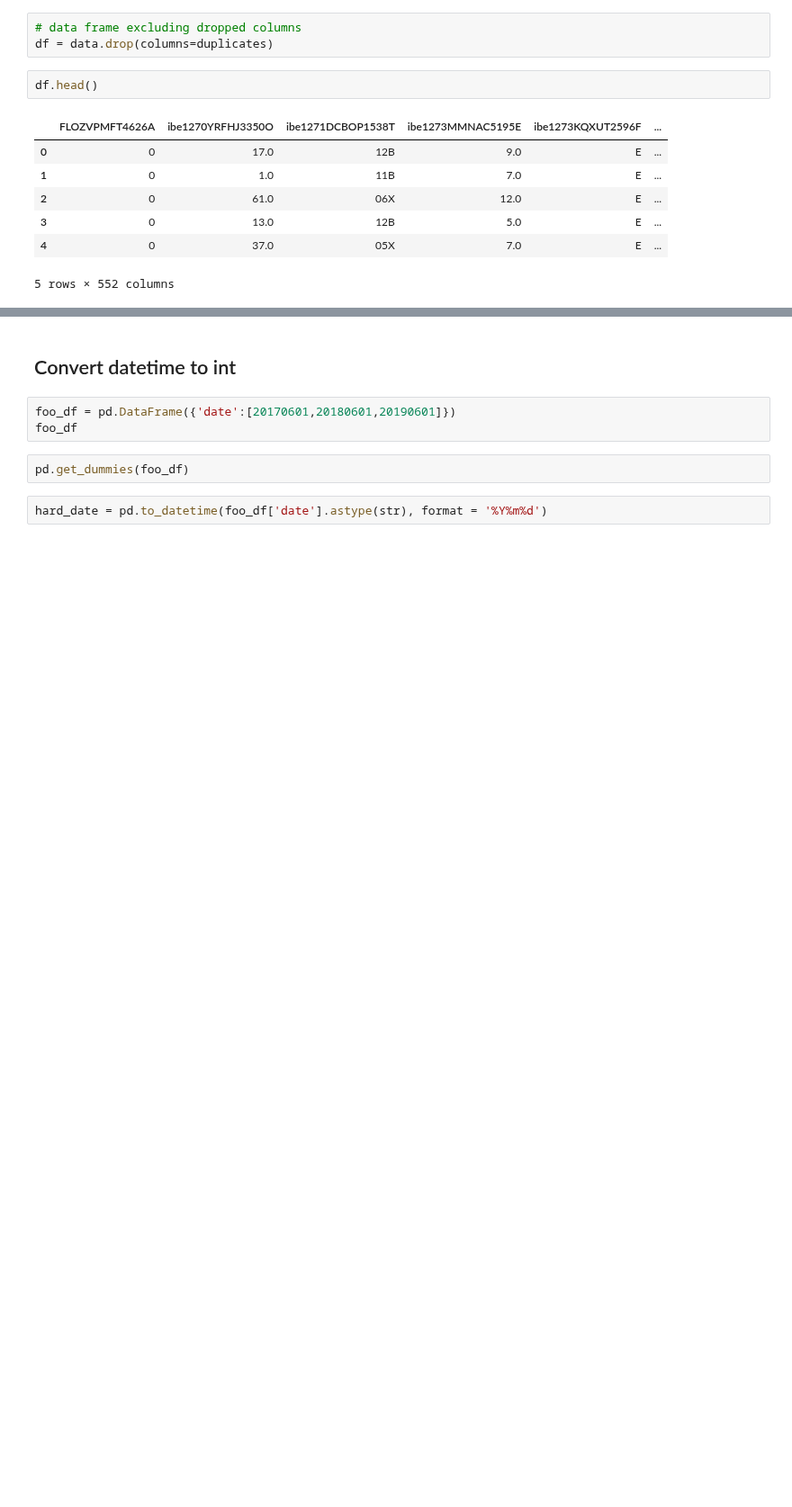
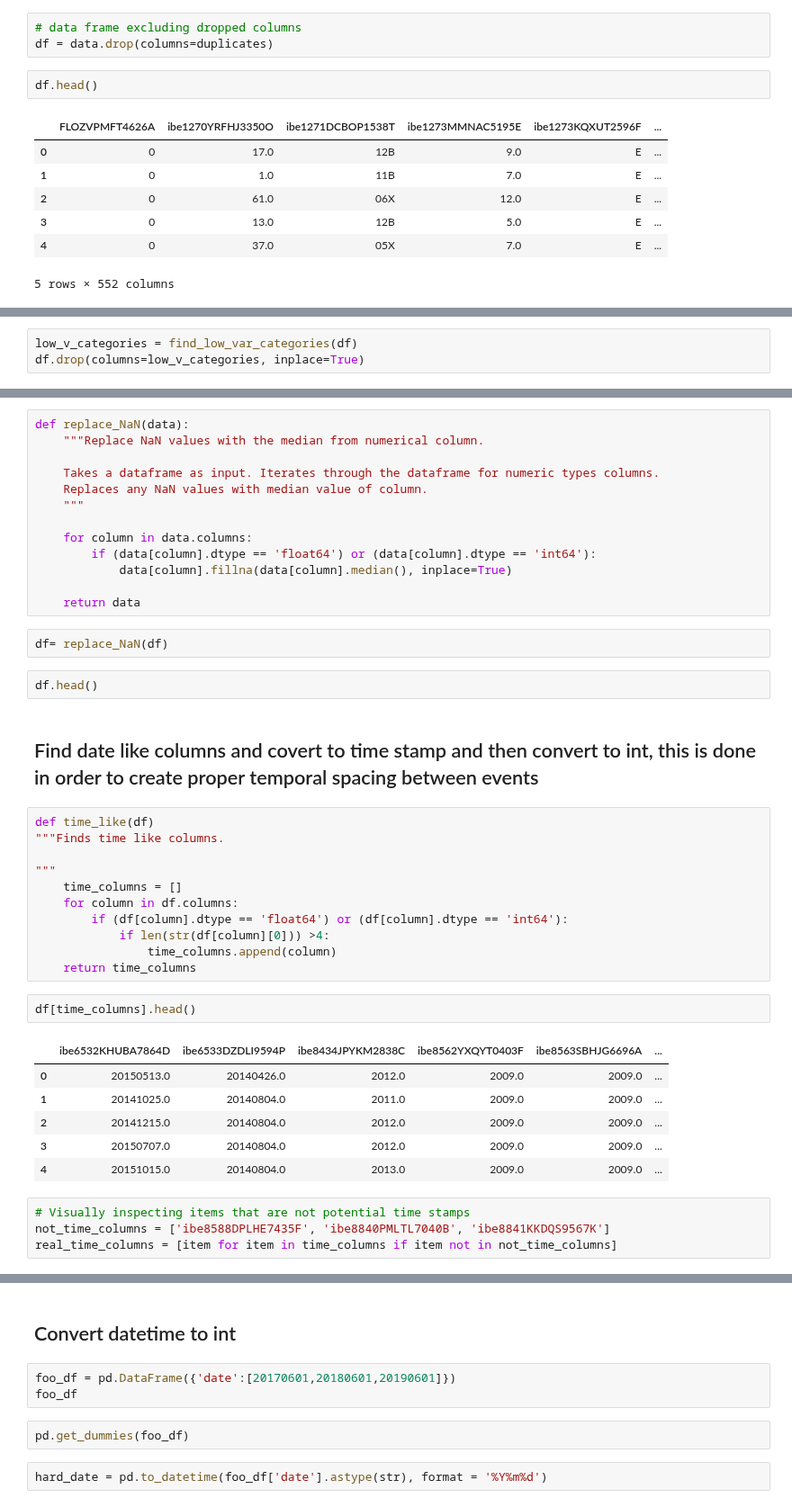
Before and after one commit to caheredia/target_modeling, a Jupyter notebook: 0.1-cristian_explore_data.ipynb, the cells around one changed output, grey strips where cells are left out. Shown at 90% size. Cells and saved outputs as stored; diff of their text form; blank space fills up the shorter version.

Commit message:
added time filtering

```diff
--- a/0.1-cristian_explore_data.ipynb
+++ b/0.1-cristian_explore_data.ipynb
@@ -66,0 +120,3 @@ pd.get_dummies(df).shape
+# %%
+low_v_categories = find_low_var_categories(df)
+df.drop(columns=low_v_categories, inplace=True)
@@ -66,0 +129,43 @@ pd.get_dummies(df).shape
+# %%
+def replace_NaN(data):
+    """Replace NaN values with the median from numerical column.
+
+    Takes a dataframe as input. Iterates through the dataframe for numeric types columns.
+    Replaces any NaN values with median value of column.
+    """
+
+    for column in data.columns:
+        if (data[column].dtype == 'float64') or (data[column].dtype == 'int64'):
+            data[column].fillna(data[column].median(), inplace=True)
+
+    return data
+# %%
+df= replace_NaN(df)
+# %%
+df.head()
+# %% [markdown]
+## Find date like columns and covert to time stamp and then convert to int, this is done in order to create proper temporal spacing between events
+# %%
+def time_like(df)
+"""Finds time like columns.
+
+"""
+    time_columns = []
+    for column in df.columns:
+        if (df[column].dtype == 'float64') or (df[column].dtype == 'int64'):
+            if len(str(df[column][0])) >4:
+                time_columns.append(column)
+    return time_columns
+# %%
+df[time_columns].head()
+# %% [output]
+|  | ibe6532KHUBA7864D | ibe6533DZDLI9594P | ibe8434JPYKM2838C | ibe8562YXQYT0403F | ibe8563SBHJG6696A | ... |
+| 0 | 20150513.0 | 20140426.0 | 2012.0 | 2009.0 | 2009.0 | ... |
+| 1 | 20141025.0 | 20140804.0 | 2011.0 | 2009.0 | 2009.0 | ... |
+| 2 | 20141215.0 | 20140804.0 | 2012.0 | 2009.0 | 2009.0 | ... |
+| 3 | 20150707.0 | 20140804.0 | 2012.0 | 2009.0 | 2009.0 | ... |
+| 4 | 20151015.0 | 20140804.0 | 2013.0 | 2009.0 | 2009.0 | ... |
+# %%
+# Visually inspecting items that are not potential time stamps
+not_time_columns = ['ibe8588DPLHE7435F', 'ibe8840PMLTL7040B', 'ibe8841KKDQS9567K']
+real_time_columns = [item for item in time_columns if item not in not_time_columns]
```
Also changed, not shown: parts of 44 cells of this notebook.
